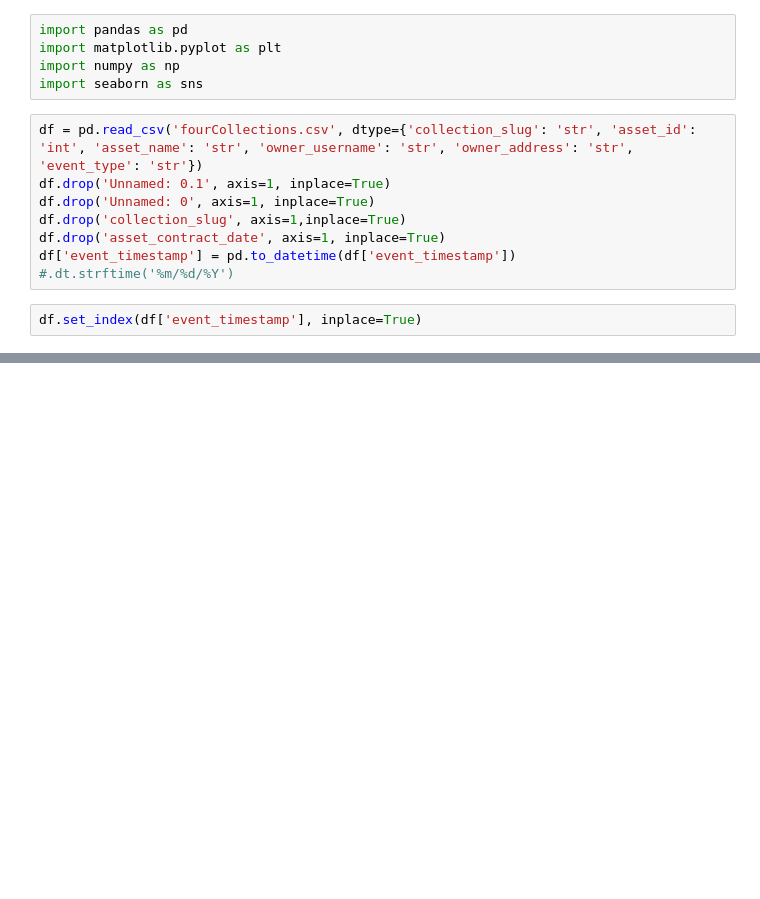
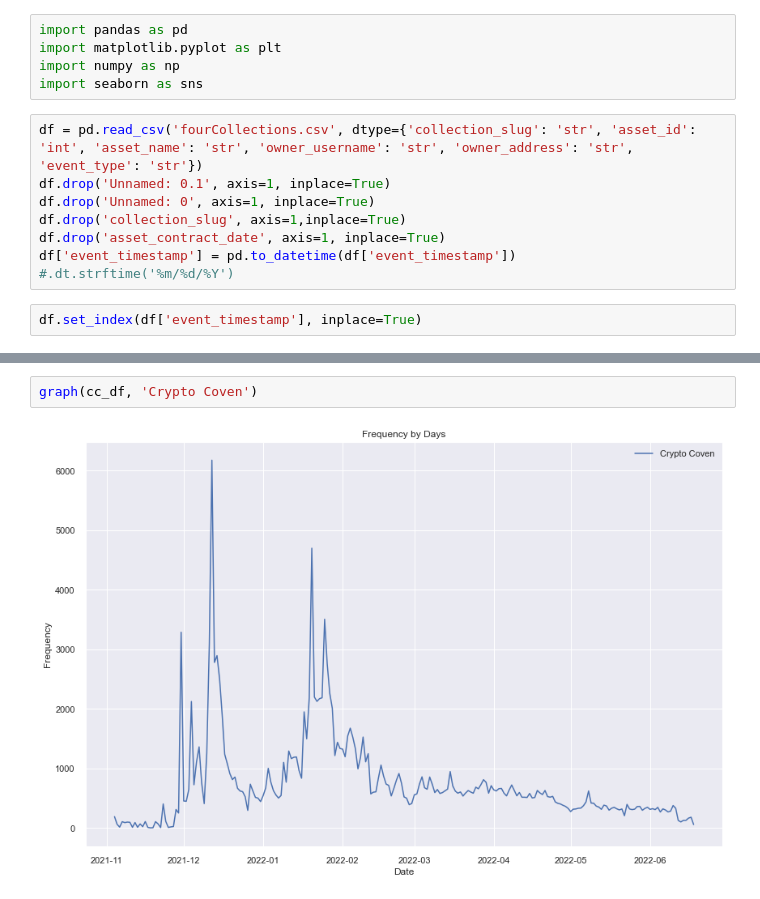
Before and after one commit to KrisOei/retrieve_openseas, a Jupyter notebook: data_analysis/time_series.ipynb, the cells around one changed output, grey strips where cells are left out. Drawn from its saved outputs; the diff is of its cells as text; blank space fills up the shorter version.

```diff
--- a/data_analysis/time_series.ipynb
+++ b/data_analysis/time_series.ipynb
@@ -37,0 +48,4 @@ df.head()
+# %%
+graph(cc_df, 'Crypto Coven')
+# %% [output]
+[figure, added]
```
Also changed, not shown: parts of 7 cells of this notebook.
